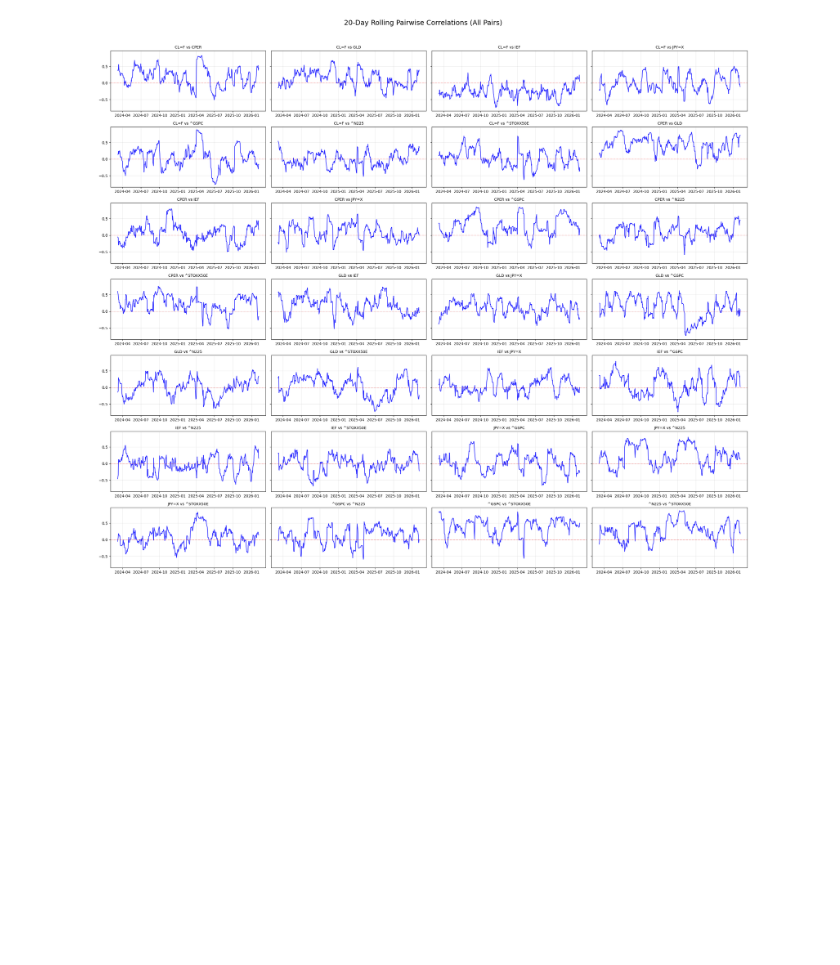
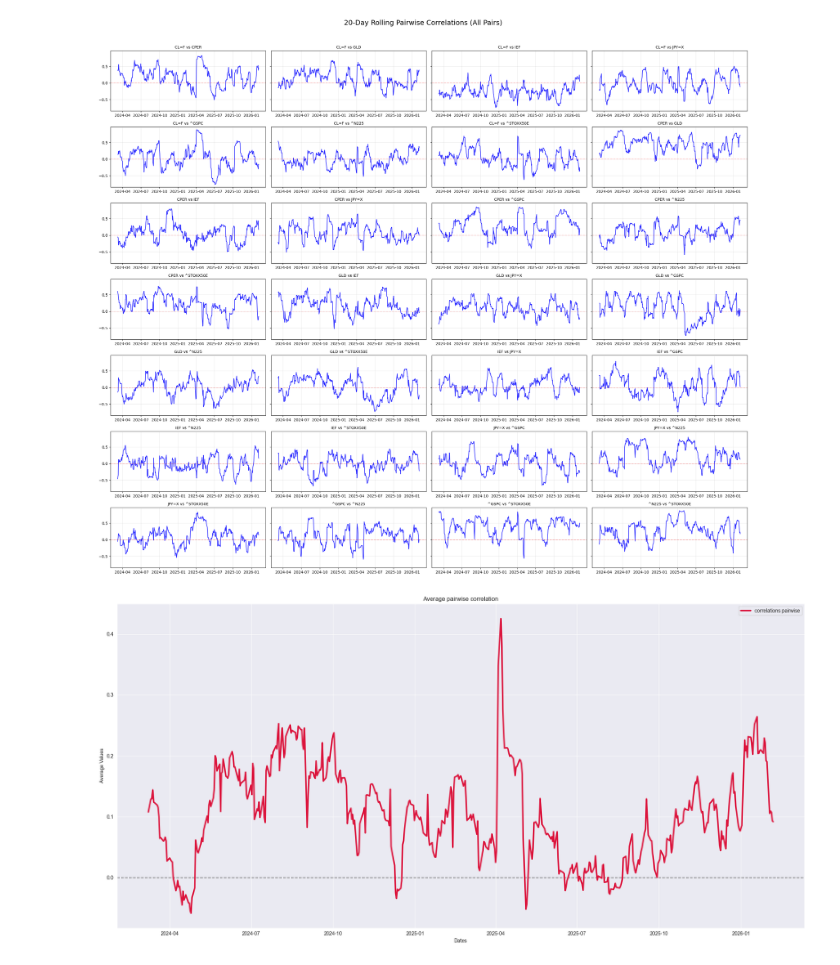
Before and after one commit to skanda137/heatmap, a Jupyter notebook: correlation.ipynb, the cells around one changed output. Drawn from its saved outputs; the diff is of its cells as text; code cells hidden in the pictures; blank space fills up the shorter version.

```diff
--- a/correlation.ipynb
+++ b/correlation.ipynb
@@ -336,4 +336,28 @@ plt.show()
 [*********************100%***********************]  8 of 8 completed
 [figure]
 # %%
-#Now lets move on the the final step of making an animated heatmap
+#Now we need to find the average pairwise correlation with respect to dates
+n = len(new_log_returns.columns)
+dates = all_roll_corr.index.get_level_values(0).unique()
+average_corr = []
+
+for date in dates:
+    matrix = all_roll_corr.loc[date]
+    #Remove the diagonal elements as they are all 1.0 for the mean
+    off_diag_mean = (matrix.values.sum() - n)/(n**2 - n)
+    average_corr.append(off_diag_mean)
+
+average_corr_series = pd.Series(average_corr, index = dates)
+
+plt.figure(figsize=(20,10))
+sns.set_style("darkgrid")
+plt.title("Average pairwise correlation")
+plt.axhline(0, color='black', linestyle = '--',alpha = 0.5)
+plt.plot(average_corr_series,color = 'crimson',linewidth = 3,label="correlations pairwise")
+plt.xlabel("Dates")
+plt.ylabel(" Average Values")
+plt.tight_layout()
+plt.legend()
+plt.show()
+# %% [output]
+[figure, added]
```
Also changed, not shown: parts of 1 cell of this notebook.
